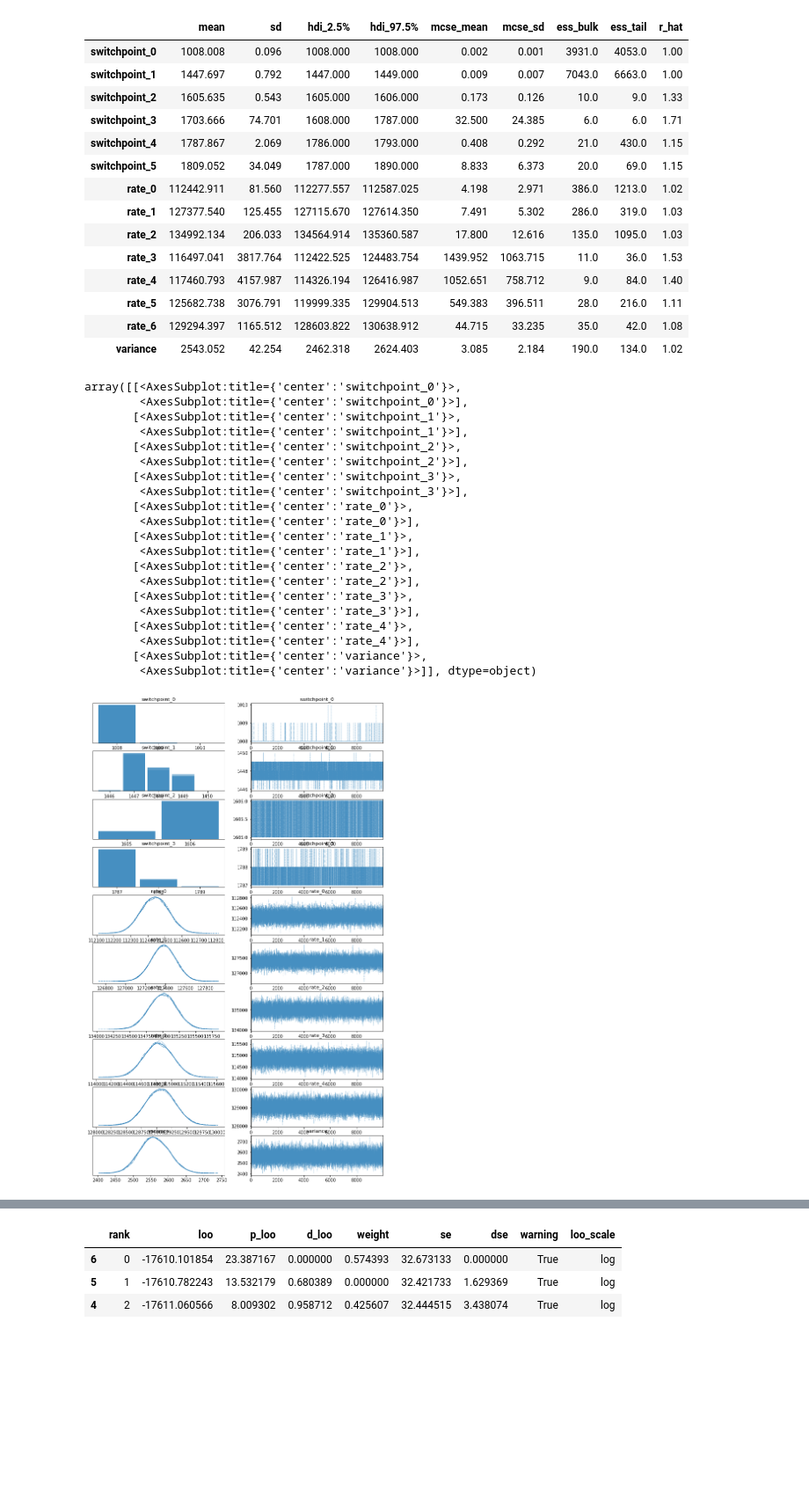
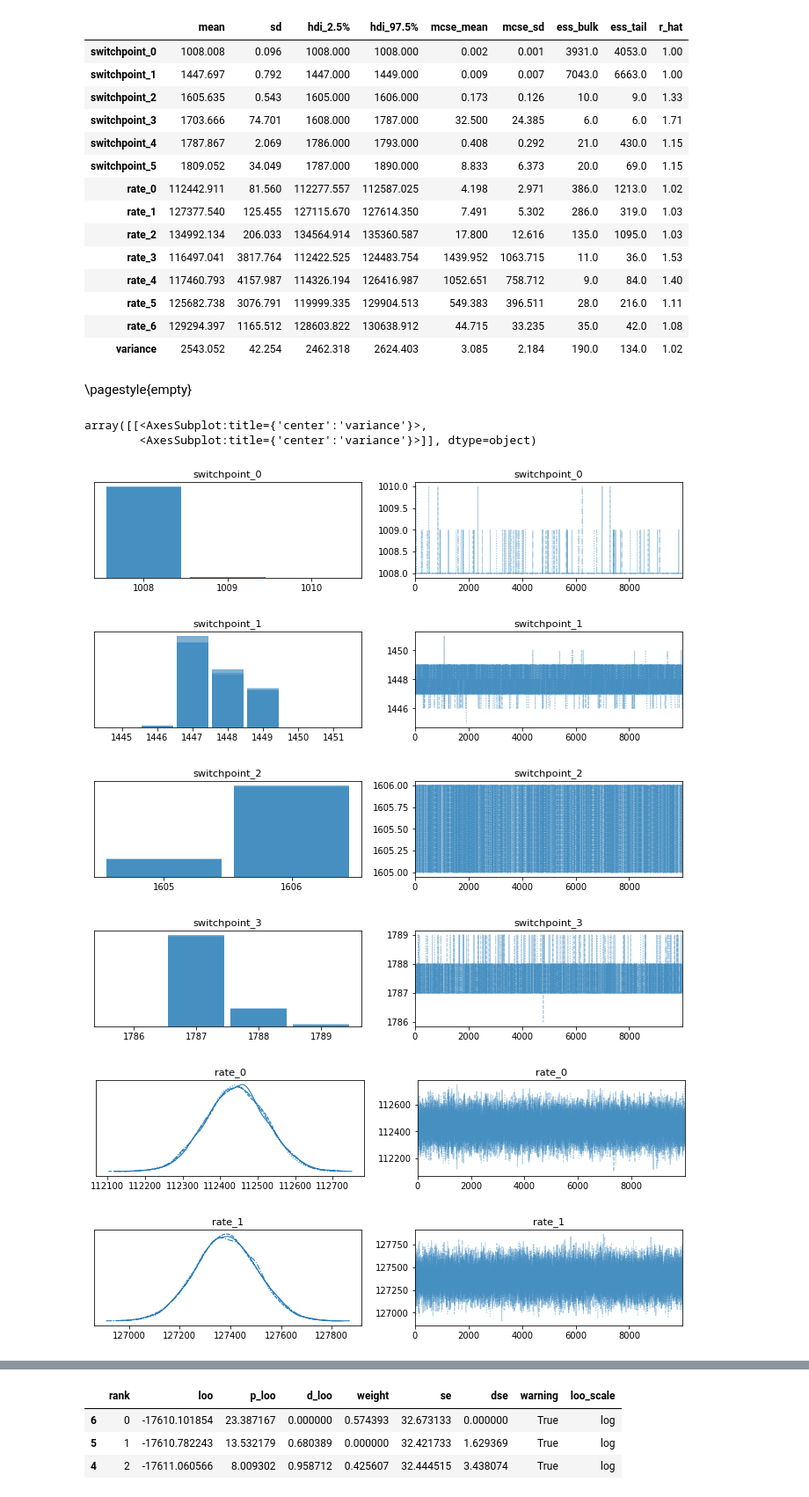
Before and after one commit to MartaBuetas/Bayesian-Switchpoint-Analysis-Applications, a Jupyter notebook: WELL-LOG DATA.ipynb, the cells around one changed output, grey strips where cells are left out. Shown: that part at 88% size. Cells and saved outputs as stored; diff of their text form; code cells hidden in the pictures; blank space fills up the shorter version.

```diff
--- a/WELL-LOG DATA.ipynb
+++ b/WELL-LOG DATA.ipynb
@@ -179,27 +147,41 @@ az.summary(traces[2], hdi_prob=.95)
 | rate_5 | 125682.738 | 3076.791 | 119999.335 | 129904.513 | 549.383 | 396.511 | 28.0 | 216.0 | 1.11 |
 | rate_6 | 129294.397 | 1165.512 | 128603.822 | 130638.912 | 44.715 | 33.235 | 35.0 | 42.0 | 1.08 |
 | variance | 2543.052 | 42.254 | 2462.318 | 2624.403 | 3.085 | 2.184 | 190.0 | 134.0 | 1.02 |
-# %%
-az.plot_trace(traces[0])
-# %% [output]
-array([[<AxesSubplot:title={'center':'switchpoint_0'}>,
-        <AxesSubplot:title={'center':'switchpoint_0'}>],
-       [<AxesSubplot:title={'center':'switchpoint_1'}>,
-        <AxesSubplot:title={'center':'switchpoint_1'}>],
-       [<AxesSubplot:title={'center':'switchpoint_2'}>,
-        <AxesSubplot:title={'center':'switchpoint_2'}>],
-       [<AxesSubplot:title={'center':'switchpoint_3'}>,
-        <AxesSubplot:title={'center':'switchpoint_3'}>],
-       [<AxesSubplot:title={'center':'rate_0'}>,
-        <AxesSubplot:title={'center':'rate_0'}>],
-       [<AxesSubplot:title={'center':'rate_1'}>,
-        <AxesSubplot:title={'center':'rate_1'}>],
-       [<AxesSubplot:title={'center':'rate_2'}>,
-        <AxesSubplot:title={'center':'rate_2'}>],
-       [<AxesSubplot:title={'center':'rate_3'}>,
-        <AxesSubplot:title={'center':'rate_3'}>],
-       [<AxesSubplot:title={'center':'rate_4'}>,
-        <AxesSubplot:title={'center':'rate_4'}>],
-       [<AxesSubplot:title={'center':'variance'}>,
-        <AxesSubplot:title={'center':'variance'}>]], dtype=object)
-[figure, removed]
+# %% [markdown]
+\pagestyle{empty}
+# %%
+az.plot_trace(traces[0], var_names="switchpoint_0")
+az.plot_trace(traces[0], var_names="switchpoint_1")
+az.plot_trace(traces[0], var_names="switchpoint_2")
+az.plot_trace(traces[0], var_names="switchpoint_3")
+az.plot_trace(traces[0], var_names="rate_0")
+az.plot_trace(traces[0], var_names="rate_1")
+az.plot_trace(traces[0], var_names="rate_2")
+
+axes_arr = pm.traceplot(traces[0], var_names="rate_3")
+plt.draw() # this forces population of the xticklabels so that the get_text() works later.
+for ax in axes_arr.flatten():
+    if ax.get_title() == 'rate_3': # find the right axes
+        labels2 = [label.get_text() for label in ax.get_xticklabels()] # collect the existing labels.
+        ax.set_xticklabels(labels2, rotation=45, ha='right') # rotation here
+        break
+plt.draw()
+
+axes_arr2 = pm.traceplot(traces[0], var_names="rate_4")
+plt.draw() # this forces population of the xticklabels so that the get_text() works later.
+for ax in axes_arr2.flatten():
+    if ax.get_title() == 'rate_4': # find the right axes
+        labels2 = [label.get_text() for label in ax.get_xticklabels()] # collect the existing labels.
+        ax.set_xticklabels(labels2, rotation=45, ha='right') # rotation here
+        break
+plt.draw()
+az.plot_trace(traces[0], var_names="variance")
+# %% [output]
+array([[<AxesSubplot:title={'center':'variance'}>,
+        <AxesSubplot:title={'center':'variance'}>]], dtype=object)
+[figure, added]
+[figure, added]
+[figure, added]
+[figure, added]
+[figure, added]
+[figure, added]
```
Also changed, not shown: parts of 5 cells of this notebook, 4 other files.
